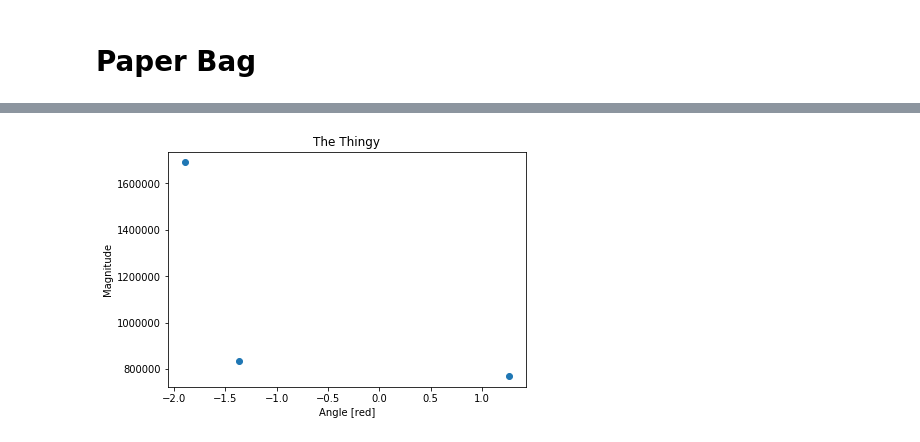
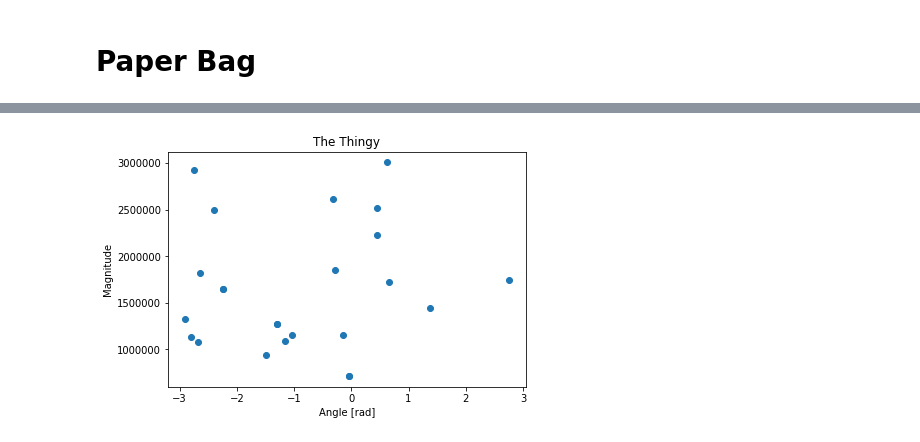
Before and after one commit to lolo-j/Spectral-Holograpgy-Project, a Jupyter notebook: Paper Bag 3frequencies.ipynb, the cells around one changed output, grey strips where cells are left out. Saved outputs shown, nothing was run; the diff lists cells and outputs as text; code cells hidden in the pictures.

Commit message:
Update Paper Bag 3frequencies.ipynb
used some functions from Functions.py, cleaned up the format a bit, and FINALLY FIXED THE PHS v MAG GRAPH

```diff
--- a/Paper Bag 3frequencies.ipynb
+++ b/Paper Bag 3frequencies.ipynb
@@ -433,0 +143,5 @@ plt.show()
+# %%
+pb = np.loadtxt('3freq_pb55__.txt')
+a,b,G,phase=graph_amp_ft(pb,60000,60800) #Plots amplitude, fft, power spectrum, phase
+freq,i=find_frequency(a,b)
+freq=np.unique(np.abs(freq)) #Pulls out frequency from power spectrum
@@ -433,0 +151,7 @@ plt.show()
+# %%
+for element in i[3:6]:
+    mag=np.append(mag,(np.abs(G[element])))
+    phs=np.append(phs,(phase[element]))
+print(mag)
+print(phs)
+#good
@@ -433,0 +169,5 @@ plt.show()
+# %%
+pb = np.loadtxt('3freq_pb70__.txt')
+a,b,G,phase=graph_amp_ft(pb,60000,60800) #Plots amplitude, fft, power spectrum, phase
+freq,i=find_frequency(a,b)
+freq=np.unique(np.abs(freq)) #Pulls out frequency from power spectrum
@@ -433,0 +177,7 @@ plt.show()
+# %%
+for element in i[3:6]:
+    mag=np.append(mag,(np.abs(G[element])))
+    phs=np.append(phs,(phase[element]))
+print(mag)
+print(phs)
+#good
@@ -434,11 +195,11 @@ plt.show()
 # %%
-#Plotting phs vs mag (but she doesn't work rn sadly)
+#Plotting phs vs mag (but she doesn't work rn sadly) update: i think she do
 
 fig, ax = plt.subplots(constrained_layout=True)
 ax.scatter(phs, mag)
-ax.set_xlabel('Angle [red]')
+ax.set_xlabel('Angle [rad]')
 ax.set_ylabel('Magnitude')
 ax.set_title('The Thingy')
 plt.show()
 # %% [output]
-[figure, old version]
+[figure, new version]
```
Also changed, not shown: parts of 26 cells of this notebook.
